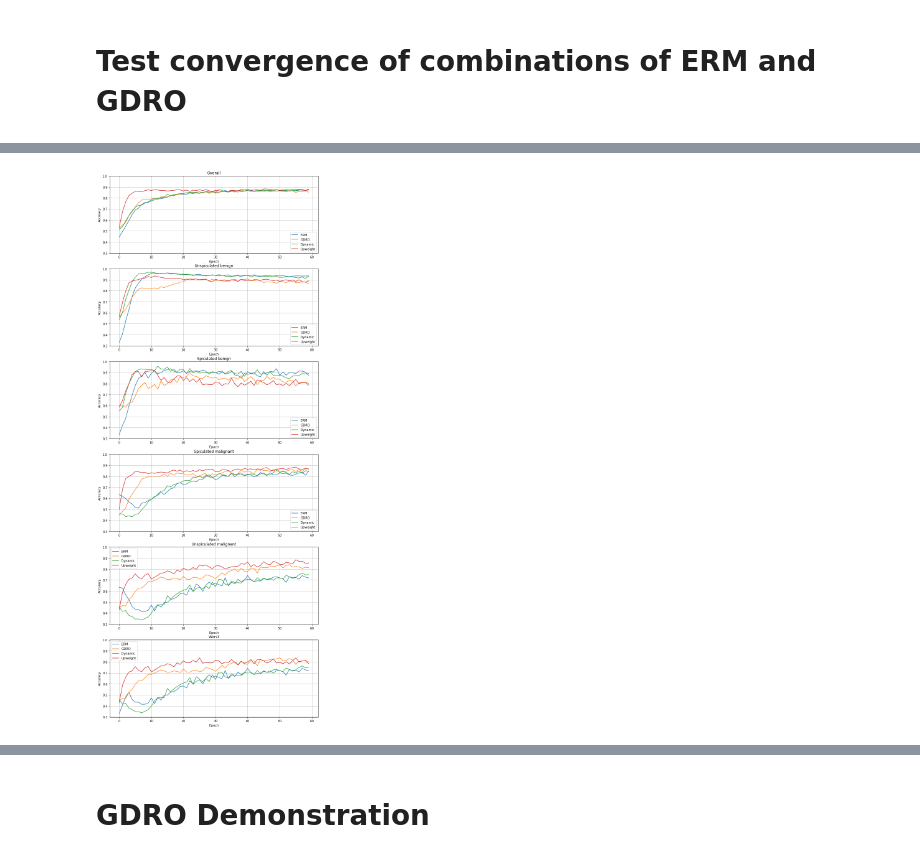
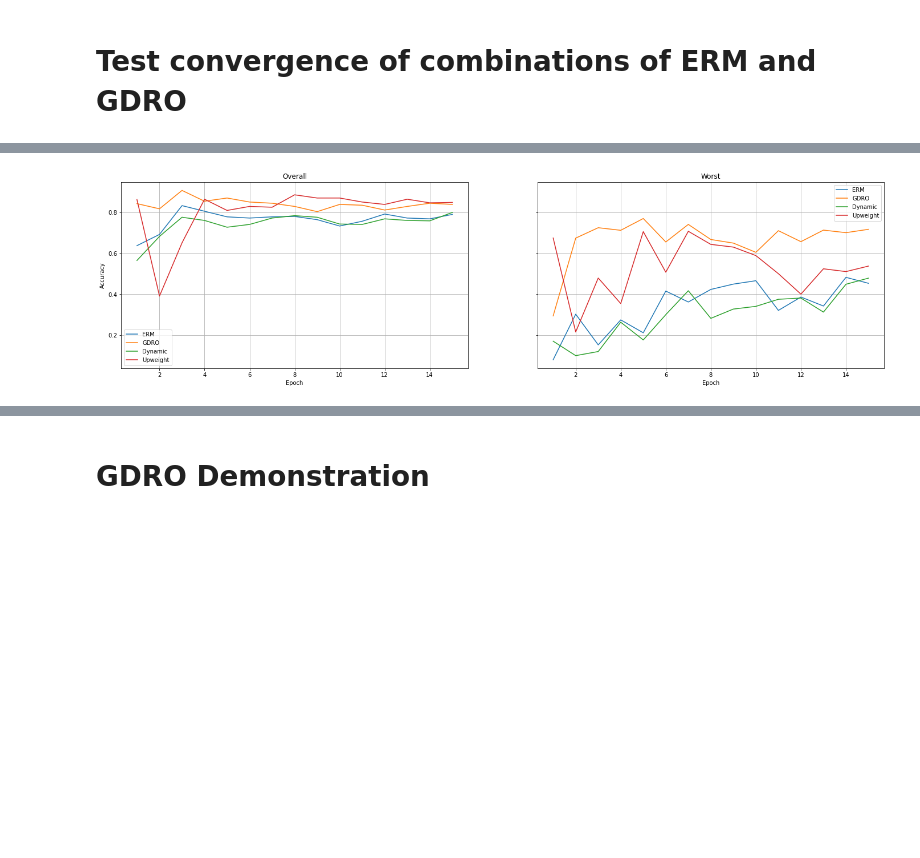
Before and after one commit to mtzig/LIDC_GDRO, a Jupyter notebook: notebooks/run_test.ipynb, the cells around one changed output, grey strips where cells are left out. Saved outputs shown, nothing was run; the diff lists cells and outputs as text; code cells hidden in the pictures; blank space fills up the shorter version.

```diff
--- a/notebooks/run_test.ipynb
+++ b/notebooks/run_test.ipynb
@@ -230,7 +230,7 @@ train_dataloader, test_dataloader, _ = [dataloaders.InfiniteDataLoader(dataset,
 
 # Test convergence of combinations of ERM and GDRO
 # %%
-N = 20
+N = 100
 epochs = 60
 subtypes = ["Overall", "Unspiculated benign", "Spiculated benign", "Spiculated malignant", "Unspiculated malignant"]
 # subtypes = ["Overall", "Land on land", "Land on water", "Water on land", "Water on water"]
@@ -239,7 +239,7 @@ subtypes = ["Overall", "Unspiculated benign", "Spiculated benign", "Spiculated m
 # test_algorithms = ["Mix" + str(t) for t in [0.4, 0.5, 0.6, 0.7, 0.8]]
 # test_algorithms = ["ERM", "GDRO", *["Dynamic" + str(t) for t in [0.01, 0.05, 0.1, 0.5]]]
 test_algorithms = ["ERM", "GDRO", "Dynamic", "Upweight"]
-keep_old =        [True, True, False, True]
+keep_old =        [False, False, False, False]
 # %%
 if not sum(keep_old):
     results = {}
@@ -300,7 +300,7 @@ for a in range(len(test_algorithms)):
                     loss_fn.t = float(algorithm[3:])  # ex. algorithm == "Mix0.5" => t = 0.5
 
                 train.train(train_dataloader, model, loss_fn, optimizer)
-                sensitivities = train.test(test_dataloader, model)
+                sensitivities = train.test(test_dataloader, model, num_subclasses=4)
 
                 for i in range(len(subtypes)):
                     results[algorithm][n * epochs * len(subtypes) + epoch * len(subtypes) + i] = sensitivities[i]
@@ -328,0 +346,4 @@ results_df = pd.DataFrame(results, index=pd.MultiIndex.from_product([range(N), r
+# %%
+worst_group = results_df.stack().unstack(level=2).min(axis=1).unstack()
+worst_group.index = pd.MultiIndex.from_tuples([(*idx, "Worst") for idx in worst_group.index], names=["trial", "epoch", "subtype"])
+worst_group
@@ -329,6 +368,3 @@ results_df = pd.DataFrame(results, index=pd.MultiIndex.from_product([range(N), r
 # %%
-trial_means = results_df.unstack().unstack().mean().unstack(level=0).unstack(level=1).stack()
-worst_group = trial_means.unstack(level=1).min().unstack(level=0)
-worst_group.index = pd.MultiIndex.from_product([["Worst"], worst_group.index], names=["subtype", "epoch"])
-worst_concat = pd.concat([trial_means.unstack(level=1).stack(), worst_group])
-worst_concat
+worst_concat = pd.concat([results_df, worst_group])
+trial_means = worst_concat.unstack().unstack().mean(axis=0).unstack(level=0).unstack(level=0).stack()
@@ -350,17 +371,25 @@ worst_concat
 # %%
 import matplotlib.pyplot as plt
 
 rolling_window = 1
 
-rolling_data = worst_concat.unstack(level=0).rolling(rolling_window).mean().unstack().unstack(level=0)
+rolling_data = trial_means.unstack(level=1).rolling(rolling_window).mean().stack()
+# reindex epochs from 1
+rolling_data.index = pd.MultiIndex.from_tuples(zip(rolling_data.index.get_level_values(0) + 1, rolling_data.index.get_level_values(1)), names=["epoch", "subtype"])
 
-plots = [*subtypes, "Worst"]
+plots = ["Overall", "Worst"]#[*subtypes, "Worst"]
 
 hide = []
 
-f, a = plt.subplots(len(plots),1, sharey=True)
+# f, a = plt.subplots(len(plots),1, sharey=True)
+
+f, a = plt.subplots(1, 2, sharey=True)
+
 # plot subtypes sensitivity
+
+#legend=None,xlim=[55, 60],ylim=[0.85,0.88],
+
 for i in range(len(plots)):
-    rolling_data.drop(columns=hide).rolling(rolling_window).mean().xs(plots[i]).plot(xlabel="Epoch",ylabel="Accuracy",kind='line',title=plots[i],ax=a[i],figsize=(12,32),grid=True)
+    rolling_data.drop(columns=hide).xs(plots[i], level=1).plot(xlabel="Epoch",ylabel="Accuracy",kind='line',title=plots[i],ax=a[i],figsize=(24,6),grid=True)
 # %% [output]
-[figure, old version]
+[figure, new version]
```
Also changed, not shown: parts of 11 cells of this notebook, 1 other file.
